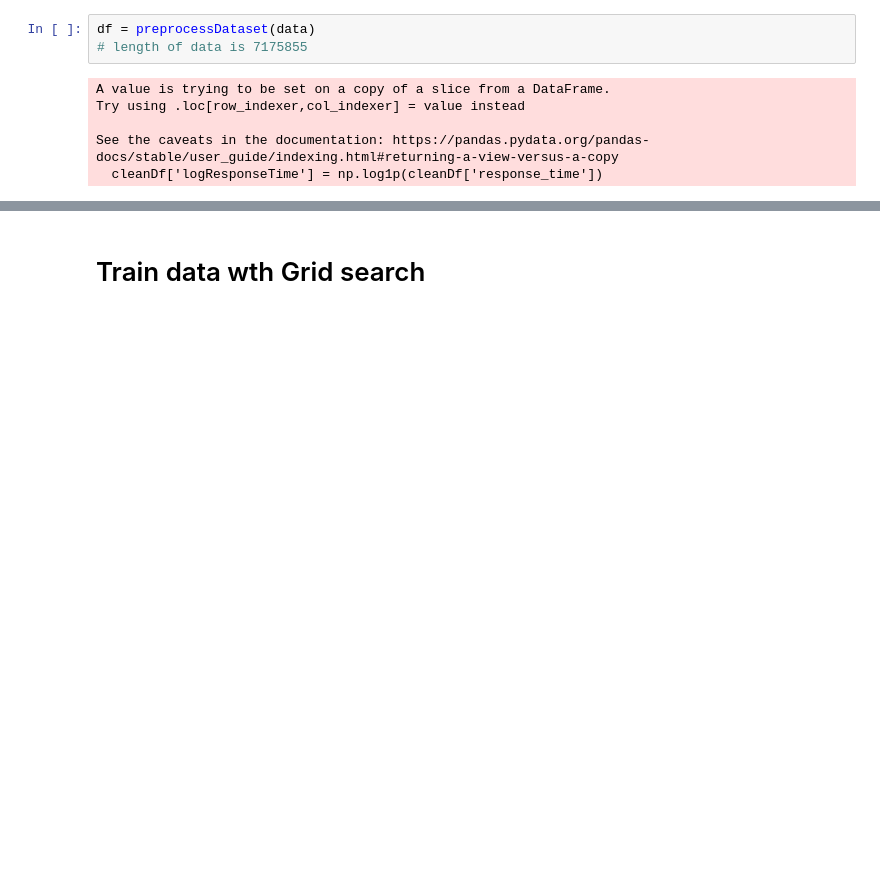
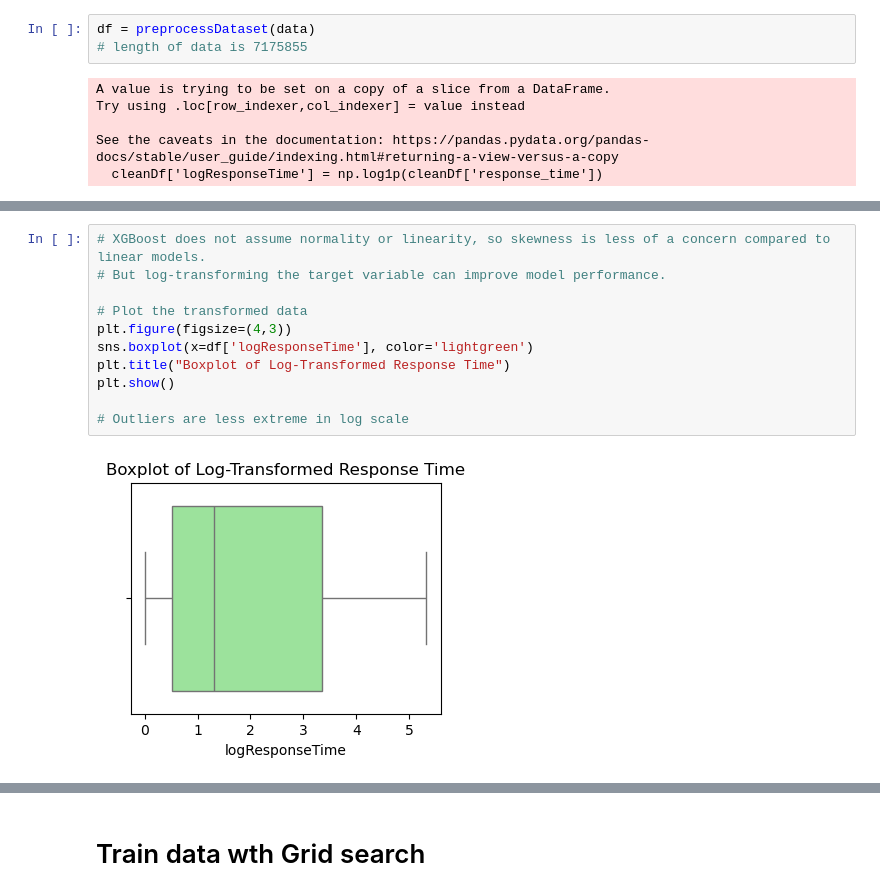
Before and after one commit to graziella-Mel/NYC-311-service-requests, a Jupyter notebook: 311 Service Requests Notebook.ipynb, the cells around one changed output, grey strips where cells are left out. Drawn from its saved outputs; the diff is of its cells as text; blank space fills up the shorter version.

```diff
--- a/311 Service Requests Notebook.ipynb
+++ b/311 Service Requests Notebook.ipynb
@@ -66,0 +133,13 @@ See the caveats in the documentation: https://pandas.pydata.org/pandas-docs/stab
+# %%
+# XGBoost does not assume normality or linearity, so skewness is less of a concern compared to linear models.
+# But log-transforming the target variable can improve model performance.
+
+# Plot the transformed data
+plt.figure(figsize=(4,3))
+sns.boxplot(x=df['logResponseTime'], color='lightgreen')
+plt.title("Boxplot of Log-Transformed Response Time")
+plt.show()
+
+# Outliers are less extreme in log scale
+# %% [output]
+[figure, added]
```
Also changed, not shown: parts of 23 cells of this notebook.
